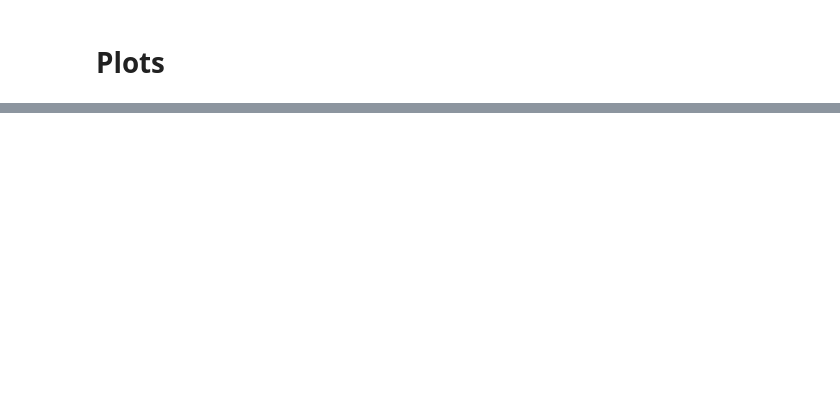
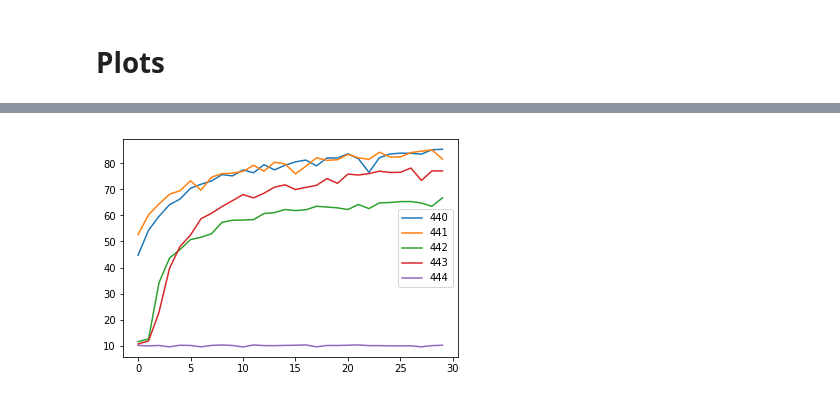
Before and after one commit to AndyLc/auxtask-supervised, a Jupyter notebook: SharedModel_Squares.ipynb, the cells around one changed output, grey strips where cells are left out. Saved outputs shown, nothing was run; the diff lists cells and outputs as text; code cells hidden in the pictures; blank space fills up the shorter version.

```diff
--- a/SharedModel_Squares.ipynb
+++ b/SharedModel_Squares.ipynb
@@ -652,0 +578,22 @@ StDev:
+# %%
+import ast
+
+df = pd.read_csv("mixed-tasks_3-17-134-253/440_iter0.csv")
+l = ast.literal_eval(df["task_3"][0])
+plt.plot(l, label='440')
+df = pd.read_csv("mixed-tasks_3-17-134-253/441_iter0.csv")
+l = ast.literal_eval(df["task_3"][0])
+plt.plot(l, label='441')
+df = pd.read_csv("mixed-tasks_3-17-134-253/442_iter0.csv")
+l = ast.literal_eval(df["task_3"][0])
+plt.plot(l, label='442')
+df = pd.read_csv("mixed-tasks_3-17-134-253/443_iter0.csv")
+l = ast.literal_eval(df["task_3"][0])
+plt.plot(l, label='443')
+df = pd.read_csv("mixed-tasks_3-17-134-253/444_iter0.csv")
+l = ast.literal_eval(df["task_3"][0])
+plt.plot(l, label='444')
+plt.legend()
+plt.show()
+# %% [output]
+[figure, added]
```
Also changed, not shown: parts of 25 cells of this notebook.
